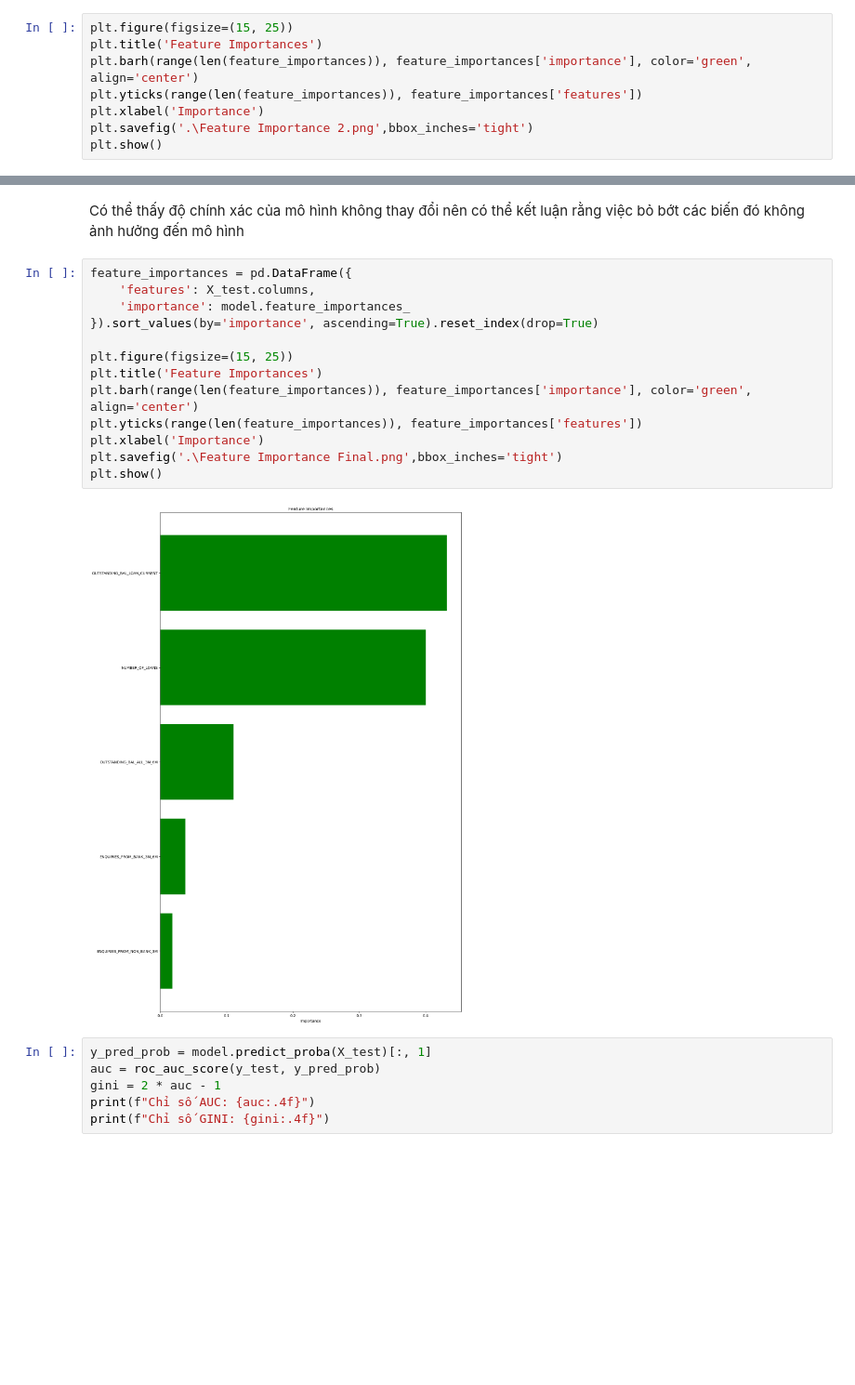
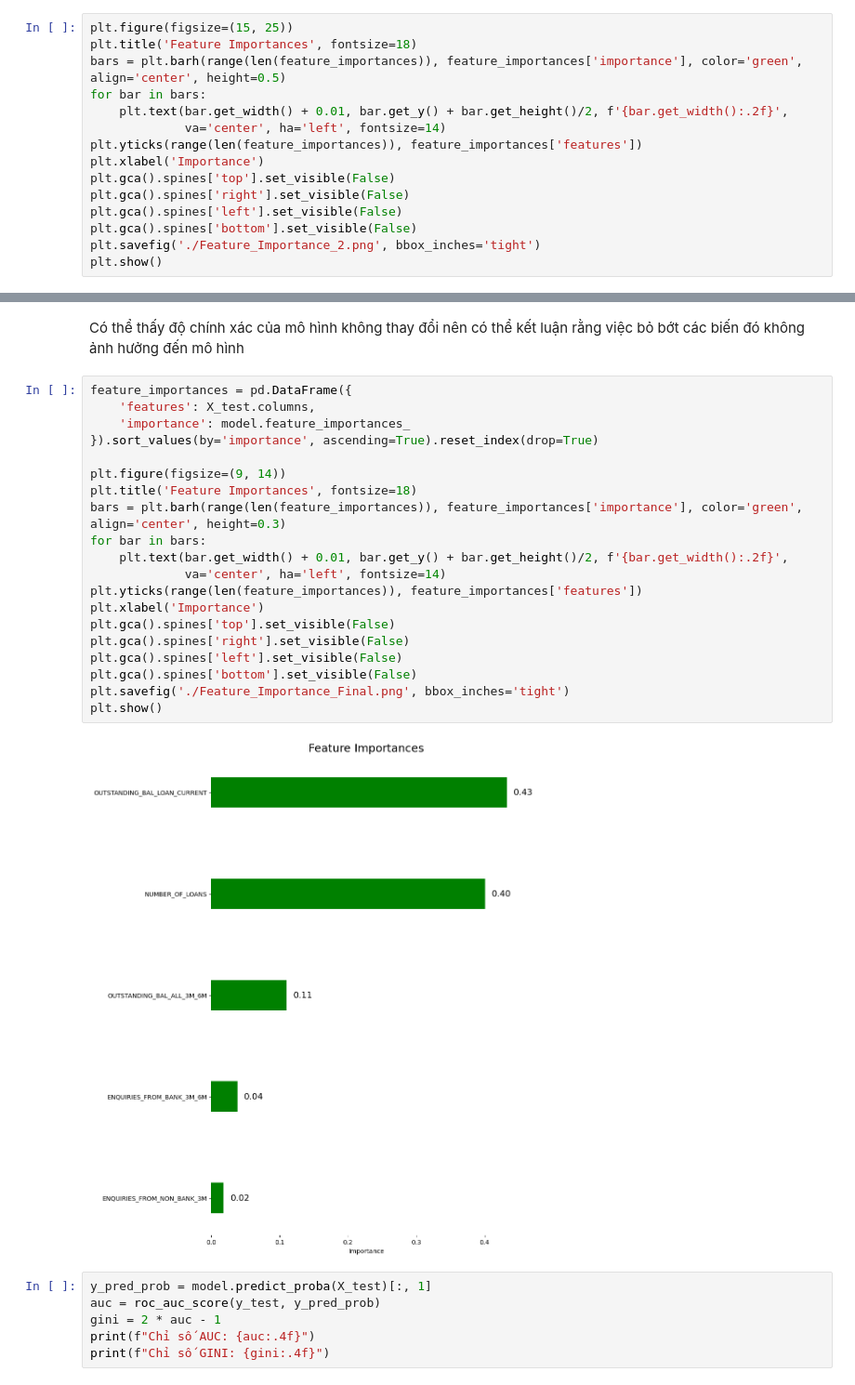
Before and after one commit to tunglam-2005/DSTC_bank, a Jupyter notebook: Building a scorecard model.ipynb, the cells around one changed output, grey strips where cells are left out. Shown at 93% size. Saved outputs shown, nothing was run; the diff lists cells and outputs as text; blank space fills up the shorter version.

```diff
--- a/Building a scorecard model.ipynb
+++ b/Building a scorecard model.ipynb
@@ -142,10 +142,17 @@ feature_importances = pd.DataFrame({
 }).sort_values(by='importance', ascending=True).reset_index(drop=True)
 # %%
 plt.figure(figsize=(15, 25))
-plt.title('Feature Importances')
-plt.barh(range(len(feature_importances)), feature_importances['importance'], color='green', align='center')
+plt.title('Feature Importances', fontsize=18)
+bars = plt.barh(range(len(feature_importances)), feature_importances['importance'], color='green', align='center', height=0.5)
+for bar in bars:
+    plt.text(bar.get_width() + 0.01, bar.get_y() + bar.get_height()/2, f'{bar.get_width():.2f}',
+             va='center', ha='left', fontsize=14)
 plt.yticks(range(len(feature_importances)), feature_importances['features'])
 plt.xlabel('Importance')
-plt.savefig('.\Feature Importance 2.png',bbox_inches='tight')
+plt.gca().spines['top'].set_visible(False)
+plt.gca().spines['right'].set_visible(False)
+plt.gca().spines['left'].set_visible(False)
+plt.gca().spines['bottom'].set_visible(False)
+plt.savefig('./Feature_Importance_2.png', bbox_inches='tight')
 plt.show()
 # %% [output]
@@ -191,18 +198,25 @@ Có thể thấy độ chính xác của mô hình không thay đổi nên có t
 # %%
 feature_importances = pd.DataFrame({
     'features': X_test.columns,
     'importance': model.feature_importances_
 }).sort_values(by='importance', ascending=True).reset_index(drop=True)
 
-plt.figure(figsize=(15, 25))
-plt.title('Feature Importances')
-plt.barh(range(len(feature_importances)), feature_importances['importance'], color='green', align='center')
+plt.figure(figsize=(9, 14))
+plt.title('Feature Importances', fontsize=18)
+bars = plt.barh(range(len(feature_importances)), feature_importances['importance'], color='green', align='center', height=0.3)
+for bar in bars:
+    plt.text(bar.get_width() + 0.01, bar.get_y() + bar.get_height()/2, f'{bar.get_width():.2f}',
+             va='center', ha='left', fontsize=14)
 plt.yticks(range(len(feature_importances)), feature_importances['features'])
 plt.xlabel('Importance')
-plt.savefig('.\Feature Importance Final.png',bbox_inches='tight')
+plt.gca().spines['top'].set_visible(False)
+plt.gca().spines['right'].set_visible(False)
+plt.gca().spines['left'].set_visible(False)
+plt.gca().spines['bottom'].set_visible(False)
+plt.savefig('./Feature_Importance_Final.png', bbox_inches='tight')
 plt.show()
 # %% [output]
-[figure, old version]
+[figure, new version]
 # %%
 y_pred_prob = model.predict_proba(X_test)[:, 1]
 auc = roc_auc_score(y_test, y_pred_prob)
```
Also changed, not shown: parts of 3 cells of this notebook, 5 other files.
